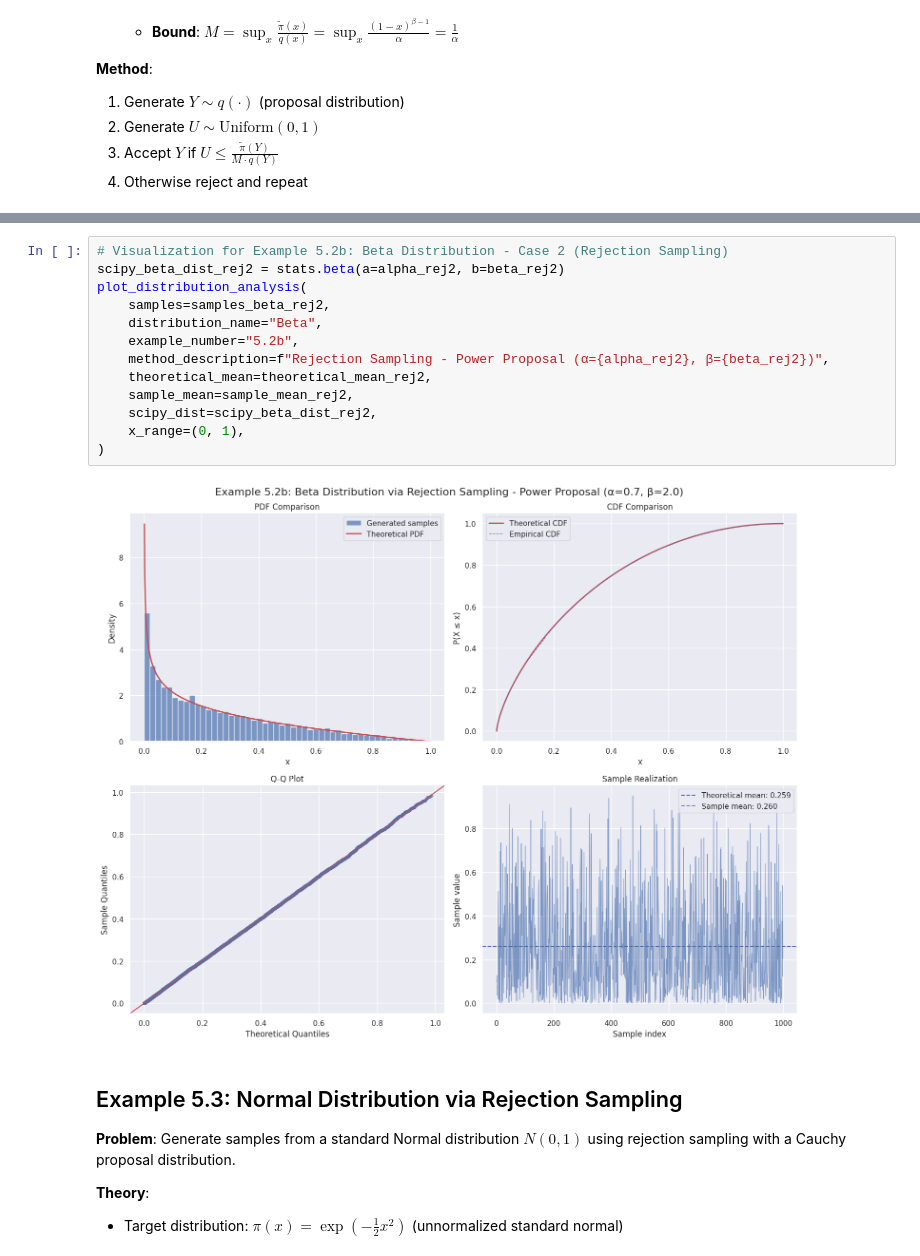
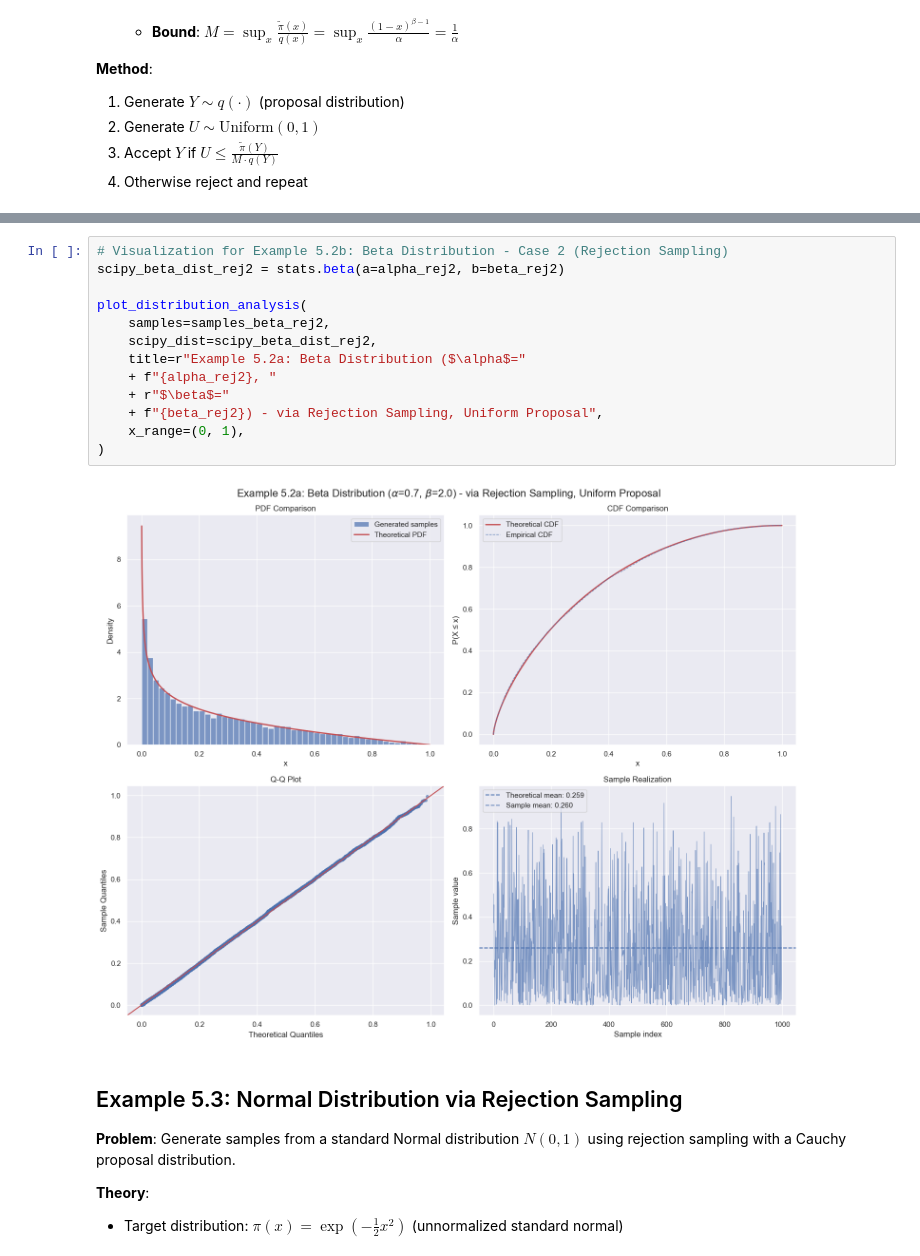
Before and after one commit to carsten-j/mc-lab, a Jupyter notebook: notebooks/week1.ipynb, the cells around one changed output, grey strips where cells are left out. Saved outputs shown, nothing was run; the diff lists cells and outputs as text.

```diff
--- a/notebooks/week1.ipynb
+++ b/notebooks/week1.ipynb
@@ -801,18 +689,18 @@ plot_distribution_analysis(
 # %%
 # Visualization for Example 5.2b: Beta Distribution - Case 2 (Rejection Sampling)
 scipy_beta_dist_rej2 = stats.beta(a=alpha_rej2, b=beta_rej2)
+
 plot_distribution_analysis(
     samples=samples_beta_rej2,
-    distribution_name="Beta",
-    example_number="5.2b",
-    method_description=f"Rejection Sampling - Power Proposal (α={alpha_rej2}, β={beta_rej2})",
-    theoretical_mean=theoretical_mean_rej2,
-    sample_mean=sample_mean_rej2,
     scipy_dist=scipy_beta_dist_rej2,
+    title=r"Example 5.2a: Beta Distribution ($\alpha$="
+    + f"{alpha_rej2}, "
+    + r"$\beta$="
+    + f"{beta_rej2}) - via Rejection Sampling, Uniform Proposal",
     x_range=(0, 1),
 )
 # %% [output]
-[figure, old version]
+[figure, new version]
 # %% [markdown]
 ## Example 5.3: Normal Distribution via Rejection Sampling
 
```
Also changed, not shown: parts of 28 cells of this notebook, 3 other files.
